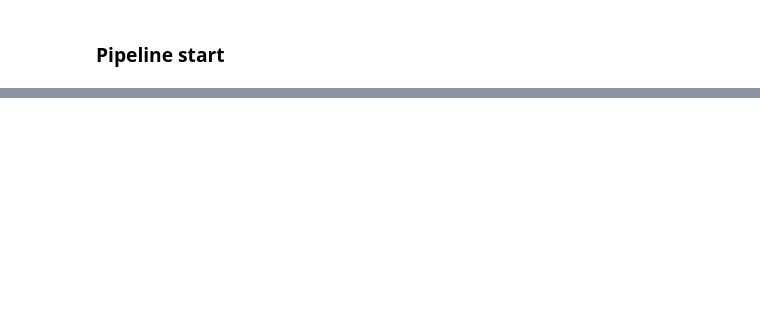
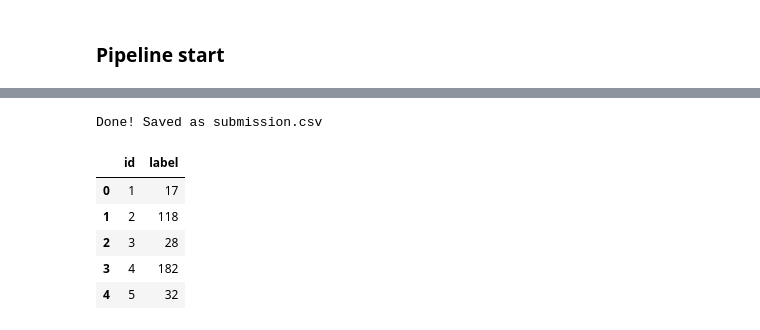
Before and after one commit to eVV44/AML2025-group25, a Jupyter notebook: start.ipynb, the cells around one changed output, grey strips where cells are left out. Drawn from its saved outputs; the diff is of its cells as text; code cells hidden in the pictures; blank space fills up the shorter version.

```diff
--- a/start.ipynb
+++ b/start.ipynb
@@ -128,0 +362,59 @@ KeyboardInterrupt:
+# %%
+from tqdm import tqdm
+
+model.load_state_dict(torch.load("best_multitask_model.pth", map_location=device))
+model.eval()
+
+# Load test paths
+test_df = pd.read_csv("test_images_path.csv")
+
+# Fix path formatting if needed
+test_df["image_path"] = test_df["image_path"].str.lstrip("/")
+test_df["image_path"] = "test_images/" + test_df["image_path"]
+
+# Use same transform as validation
+val_transform = transforms.Compose([
+    transforms.Resize((224, 224)),
+    transforms.ToTensor(),
+    transforms.Normalize(mean=[0.485, 0.456, 0.406],
+                         std=[0.229, 0.224, 0.225])
+])
+
+predictions = []
+
+for img_path in tqdm(test_df["image_path"]):
+    img = Image.open(img_path).convert("RGB")
+    img = val_transform(img)
+    img = img.unsqueeze(0).to(device)
+
+    with torch.no_grad():
+        outputs = model(img)
+        if isinstance(outputs, tuple):       # Multi-task model
+            class_logits, _ = outputs
+        else:                                # Single-task model
+            class_logits = outputs
+
+        pred = class_logits.argmax(dim=1).item()
+
+    # convert 0-199 back to 1-200 labels
+    pred += 1
+    predictions.append(pred)
+
+test_df["label"] = predictions
+
+# Keep only required columns in correct order
+submission = test_df[["id", "label"]]
+
+# Save final submission
+submission.to_csv("submission.csv", index=False)
+
+print("Done! Saved as submission.csv")
+submission.head()
+# %% [output]
+Done! Saved as submission.csv
+|  | id | label |
+| 0 | 1 | 17 |
+| 1 | 2 | 118 |
+| 2 | 3 | 28 |
+| 3 | 4 | 182 |
+| 4 | 5 | 32 |
```
Also changed, not shown: parts of 14 cells of this notebook.
